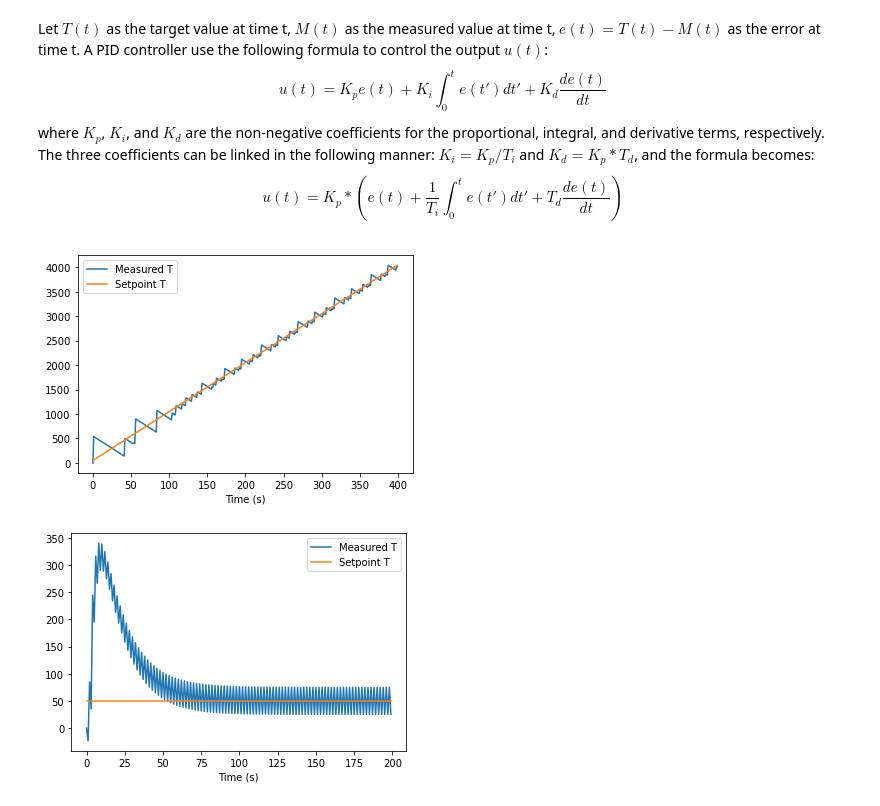
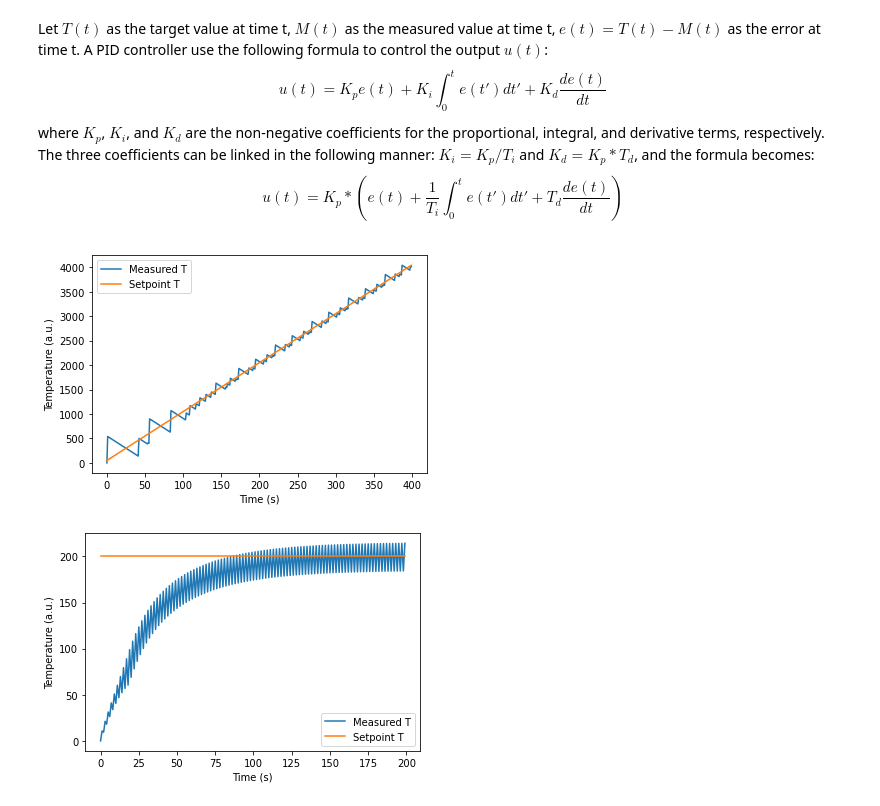
Before and after one commit to wqygh/pid_visualizer, a Jupyter notebook: README.ipynb, the cells around one changed output. Cells and saved outputs as stored; diff of their text form; code cells hidden in the pictures.

```diff
--- a/README.ipynb
+++ b/README.ipynb
@@ -22,6 +22,7 @@ def quickplot(pid_i):
     plt.plot(pid_i.time_range, pid_1.measured, label='Measured T')
     plt.plot(pid_i.time_range, pid_1.sp_range, label='Setpoint T')
     plt.xlabel("Time (s)")
+    plt.ylabel("Temperature (a.u.)")
     plt.legend(loc='best')
     plt.show()
 # %%
@@ -30,9 +31,9 @@ pid_1 = pid(10.0, 10.0, 2.0)
 pid_1.run(50, 400, 10)
 quickplot(pid_1)
 # %% [output]
-[figure, old version]
+[figure, new version]
 # %%
-pid_1.update(p=0.5, i_t=20, d_t=10, loss=-50)
+pid_1.update(p=0.2, i_t=50, d_t=5, loss=-30, sp_i=200)
 quickplot(pid_1)
 # %% [output]
-[figure, old version]
+[figure, new version]
```
